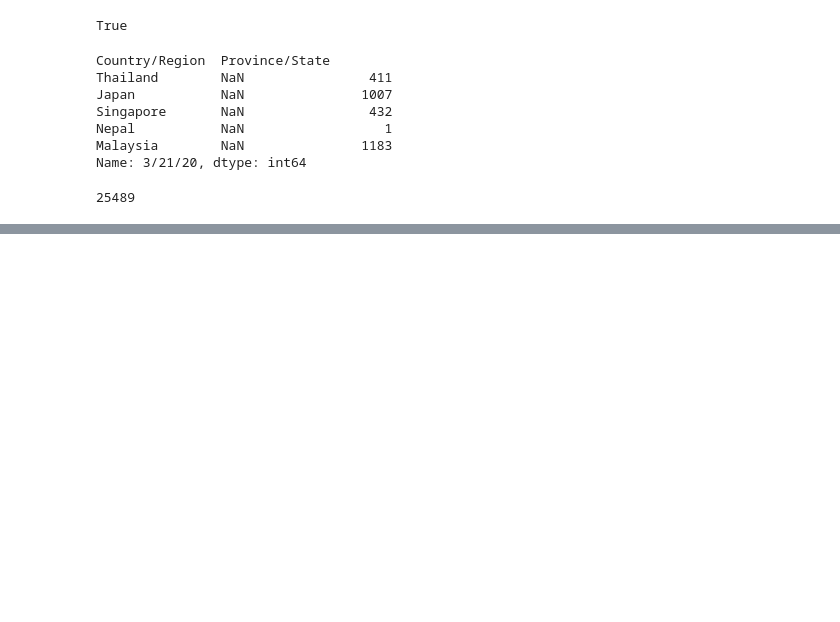
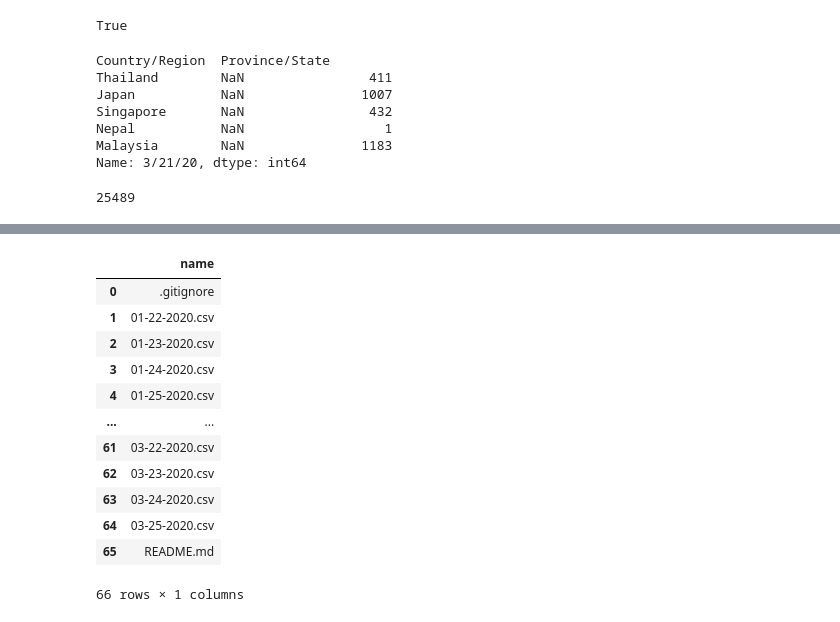
Before and after one commit to vykhand/realherobot, a Jupyter notebook: notebooks/20200322_CSSE_Datafeed.ipynb, the cells around one changed output, grey strips where cells are left out. Saved outputs shown, nothing was run; the diff lists cells and outputs as text; code cells hidden in the pictures; blank space fills up the shorter version.

```diff
--- a/notebooks/20200322_CSSE_Datafeed.ipynb
+++ b/notebooks/20200322_CSSE_Datafeed.ipynb
@@ -33,0 +57,17 @@ pd.to_datetime(df_confirmed.iloc[:,-1].name)
+# %%
+dts  = pd.DataFrame(pd.Series([n["name"] for n in req.json()], name = "name"))
+dts
+# %% [output]
+|  | name |
+| 0 | .gitignore |
+| 1 | 01-22-2020.csv |
+| 2 | 01-23-2020.csv |
+| 3 | 01-24-2020.csv |
+| 4 | 01-25-2020.csv |
+| ... | ... |
+| 61 | 03-22-2020.csv |
+| 62 | 03-23-2020.csv |
+| 63 | 03-24-2020.csv |
+| 64 | 03-25-2020.csv |
+| 65 | README.md |
+66 rows × 1 columns
```
Also changed, not shown: parts of 11 cells of this notebook, 3 other files.
